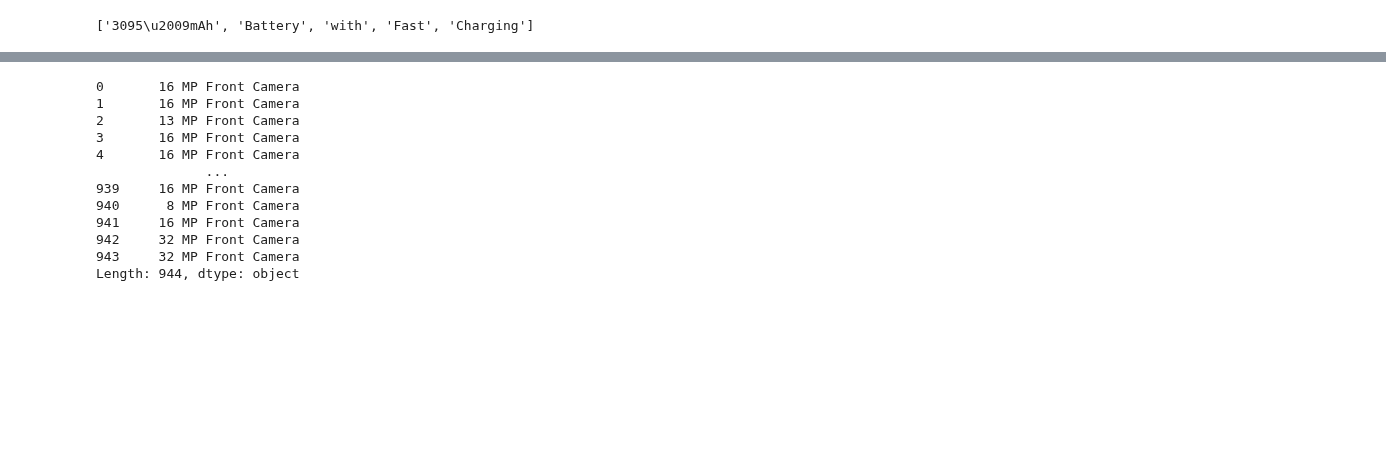
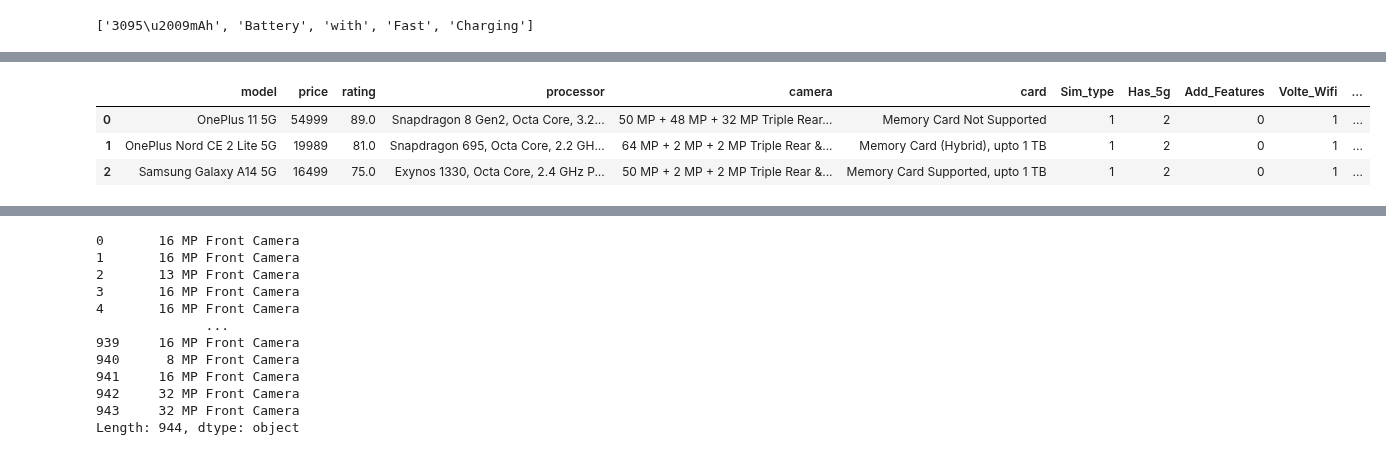
Before and after one commit to yuvraaj2002/AI_Projects, a Jupyter notebook: Smartphone_Price_Prediction/Code.ipynb, the cells around one changed output, grey strips where cells are left out. Drawn from its saved outputs; the diff is of its cells as text; code cells hidden in the pictures; blank space fills up the shorter version.

Commit message:
Extracted diagonal length and the total pixeles from the display feature

```diff
--- a/Smartphone_Price_Prediction/Code.ipynb
+++ b/Smartphone_Price_Prediction/Code.ipynb
@@ -204,0 +224,28 @@ df.drop(['battery'], axis=1, inplace=True)
+# %%
+diagonal_len = []
+Total_px = []
+
+for item in df['display']:
+    contents = item.split(' ')
+    if ('inches' in contents):  # Filtered out any wrong info
+
+        diagonal_len.append(contents[0])
+        px1_val = contents[2].split('\u2009')[0]
+        px2_val = contents[2].split('\u2009')[2]
+        total_px_value = int(px1_val) * int(px2_val)
+        Total_px.append(total_px_value)
+
+    else:
+        diagonal_len.append(np.nan)
+        Total_px.append(np.nan)
+
+df['diagonal_len'] = pd.Series(diagonal_len)
+df['Total_px'] = pd.Series(Total_px)
+df.drop(['display'], axis=1, inplace=True)
+# %%
+df.head(3)
+# %% [output]
+|  | model | price | rating | processor | camera | card | Sim_type | Has_5g | Add_Features | Volte_Wifi | ... |
+| 0 | OnePlus 11 5G | 54999 | 89.0 | Snapdragon 8 Gen2, Octa Core, 3.2... | 50 MP + 48 MP + 32 MP Triple Rear... | Memory Card Not Supported | 1 | 2 | 0 | 1 | ... |
+| 1 | OnePlus Nord CE 2 Lite 5G | 19989 | 81.0 | Snapdragon 695, Octa Core, 2.2 GH... | 64 MP + 2 MP + 2 MP Triple Rear &... | Memory Card (Hybrid), upto 1 TB | 1 | 2 | 0 | 1 | ... |
+| 2 | Samsung Galaxy A14 5G | 16499 | 75.0 | Exynos 1330, Octa Core, 2.4 GHz P... | 50 MP + 2 MP + 2 MP Triple Rear &... | Memory Card Supported, upto 1 TB | 1 | 2 | 0 | 1 | ... |
```
Also changed, not shown: parts of 5 cells of this notebook.
